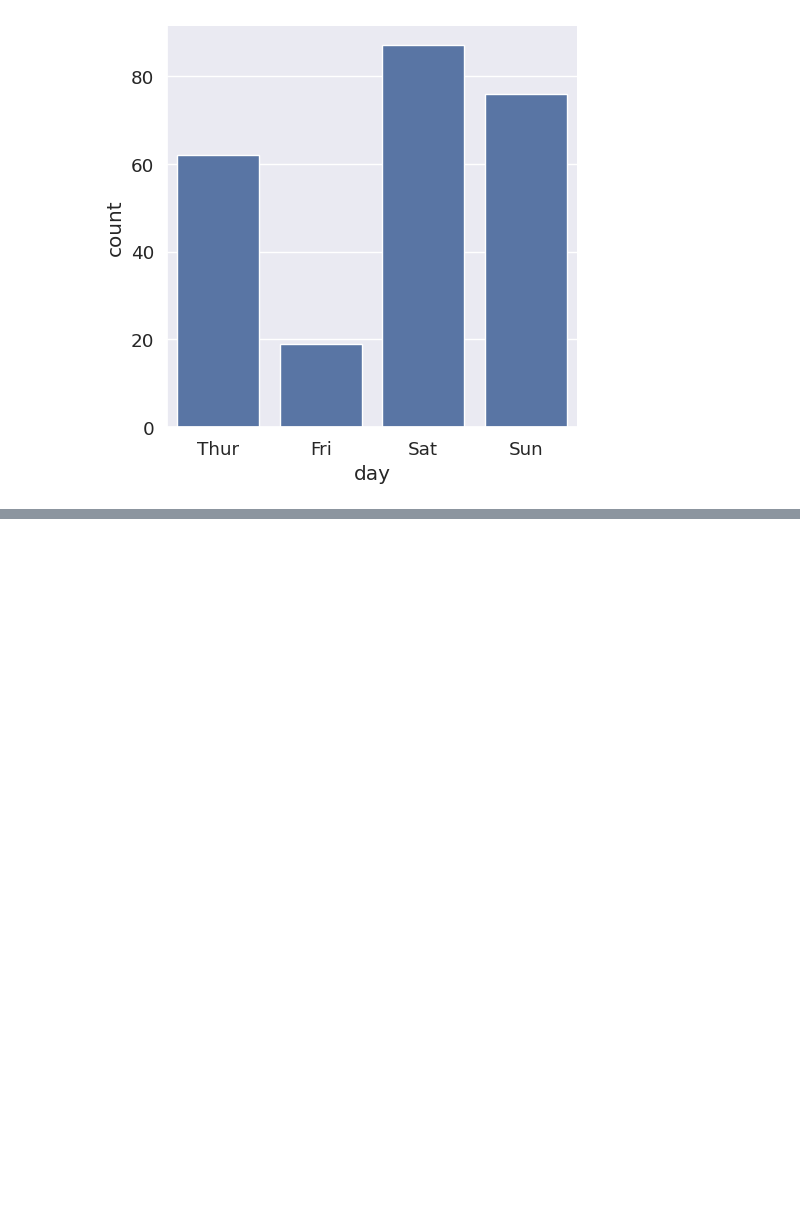
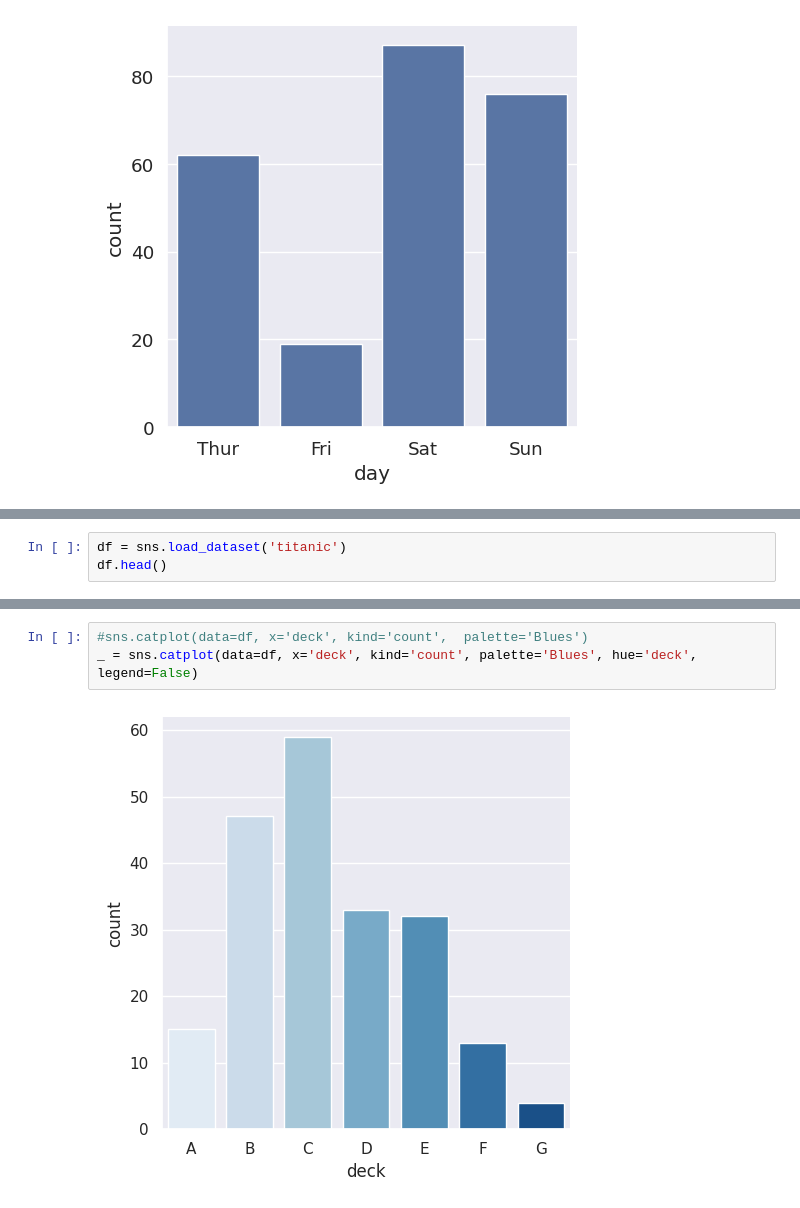
Before and after one commit to JotJaw/data-science-bootcamp, a Jupyter notebook: 03_wizualizacje_danych/04_seaborn_intro.ipynb, the cells around one changed output, grey strips where cells are left out. Cells and saved outputs as stored; diff of their text form; blank space fills up the shorter version.

```diff
--- a/03_wizualizacje_danych/04_seaborn_intro.ipynb
+++ b/03_wizualizacje_danych/04_seaborn_intro.ipynb
@@ -117,0 +122,3 @@ _ = sns.catplot(data=df, x='day', kind='count') #częstość występowania każd
+# %%
+df = sns.load_dataset('titanic')
+df.head()
@@ -117,0 +132,5 @@ _ = sns.catplot(data=df, x='day', kind='count') #częstość występowania każd
+# %%
+#sns.catplot(data=df, x='deck', kind='count',  palette='Blues')
+_ = sns.catplot(data=df, x='deck', kind='count', palette='Blues', hue='deck', legend=False)
+# %% [output]
+[figure, added]
```
Also changed, not shown: parts of 10 cells of this notebook.
